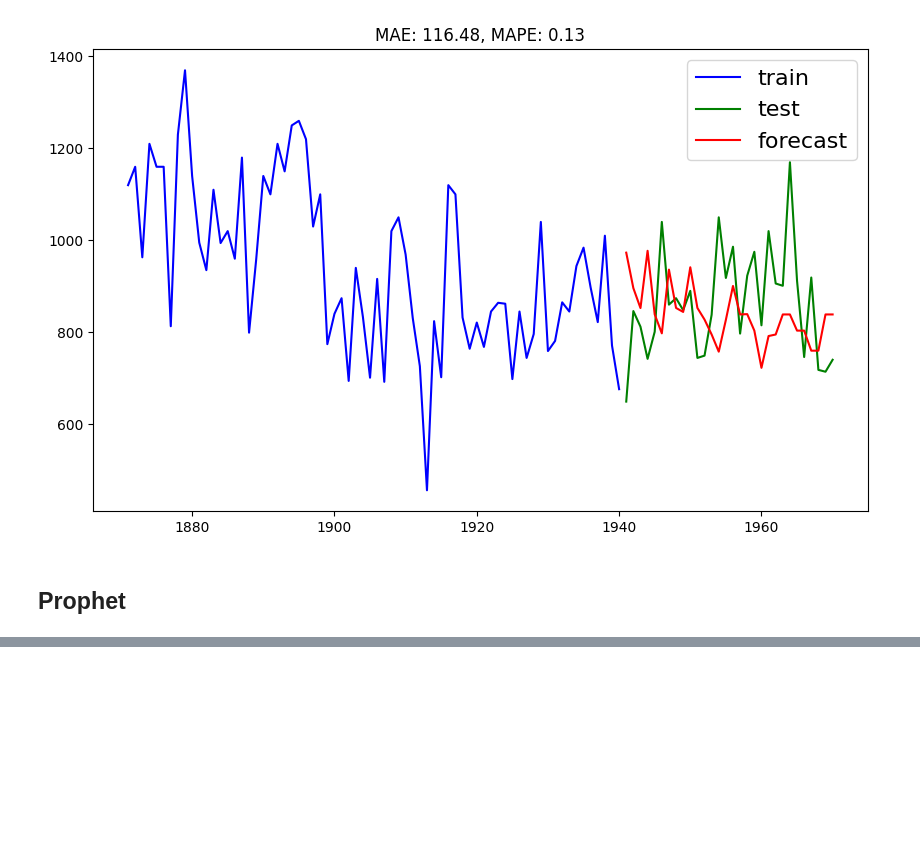
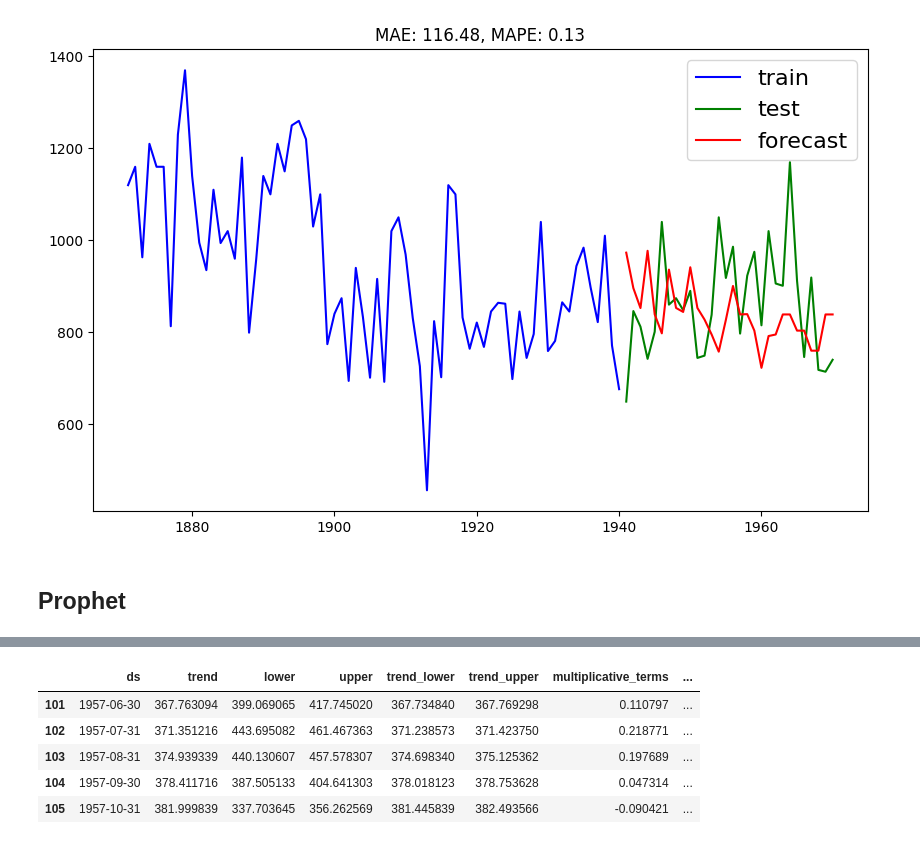
Before and after one commit to dschloe/streamlitbook-saraevan, a Jupyter notebook: ch03/step05_scikit-learn.ipynb, the cells around one changed output, grey strips where cells are left out. Cells and saved outputs as stored; diff of their text form; code cells hidden in the pictures; blank space fills up the shorter version.

```diff
--- a/ch03/step05_scikit-learn.ipynb
+++ b/ch03/step05_scikit-learn.ipynb
@@ -337,10 +346,11 @@ model = Prophet(
     weekly_seasonality=False,
     daily_seasonality=False,
 )
-model.fit(train_pp)
+model.fit(train)
 
 future = model.make_future_dataframe(periods=test_len, freq="M")
 forecast = model.predict(future)
 forecast = forecast.iloc[-test_len:]
 forecast = forecast.rename(columns={"yhat_lower": "lower", "yhat_upper": "upper"})
 forecast.head()
+# %% [output]
@@ -347,2 +359,8 @@ forecast.head()
+|  | ds | trend | lower | upper | trend_lower | trend_upper | multiplicative_terms | ... |
+| 101 | 1957-06-30 | 367.763094 | 399.069065 | 417.745020 | 367.734840 | 367.769298 | 0.110797 | ... |
+| 102 | 1957-07-31 | 371.351216 | 443.695082 | 461.467363 | 371.238573 | 371.423750 | 0.218771 | ... |
+| 103 | 1957-08-31 | 374.939339 | 440.130607 | 457.578307 | 374.698340 | 375.125362 | 0.197689 | ... |
+| 104 | 1957-09-30 | 378.411716 | 387.505133 | 404.641303 | 378.018123 | 378.753628 | 0.047314 | ... |
+| 105 | 1957-10-31 | 381.999839 | 337.703645 | 356.262569 | 381.445839 | 382.493566 | -0.090421 | ... |
 # %%
 forecast.info()
```
Also changed, not shown: parts of 12 cells of this notebook, 4 other files.
